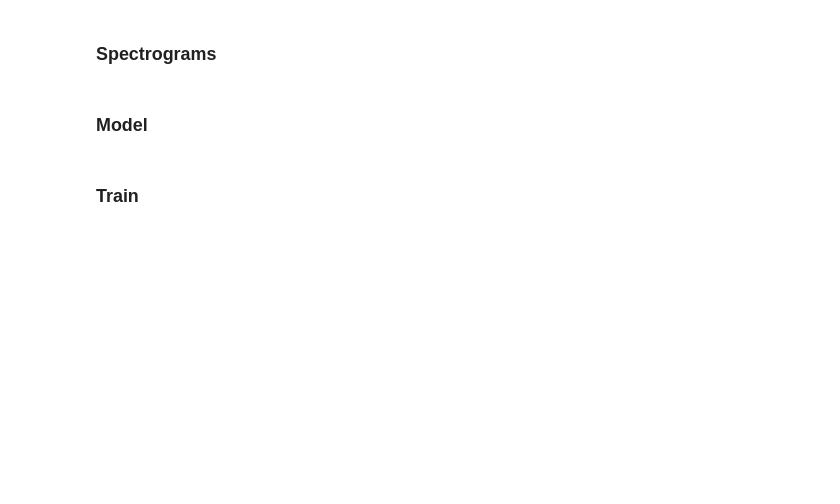
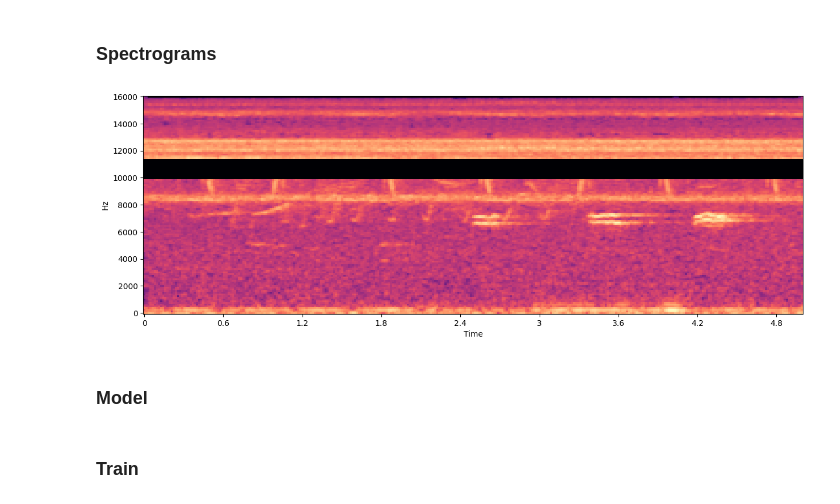
Before and after one commit to TheoViel/kaggle_birdclef2024, a Jupyter notebook: notebooks/Training.ipynb, the cells around one changed output. Drawn from its saved outputs; the diff is of its cells as text; code cells hidden in the pictures; blank space fills up the shorter version.

```diff
--- a/notebooks/Training.ipynb
+++ b/notebooks/Training.ipynb
@@ -80,17 +90,26 @@ params = {
     "normalized": True,
 }
 
-spec_augment_config = {
-    "freq_mask": {
+aug_config = {
+    "specaug_freq": {
         "mask_max_length": 10,
         "mask_max_masks": 3,
         "p": 0.3,
     },
-    "time_mask": {
+    "specaug_time": {
         "mask_max_length": 20,
         "mask_max_masks": 3,
         "p": 0.3,
     },
+    "mixup":
+    {
+        "p_audio": 1,
+        "p_spec": 0,
+        "additive": True,
+        "alpha": 4,
+        "num_classes": 182,
+    }
 }
 # %%
-ft_extractor = FeatureExtractor(params, spec_augment_config=spec_augment_config)
+ft_extractor = FeatureExtractor(params, aug_config=aug_config)
+ft_extractor = ft_extractor.train()
@@ -101,3 +116,15 @@ plot_spectrogram(melspec.numpy(), params)
+# %%
+x, y, w = dataset[np.random.choice(len(dataset))]
+x_, y_, w_ = dataset[np.random.choice(len(dataset))]
+
+x = torch.stack([x, x_])
+y = torch.stack([y, y_])
+# %%
+melspec, y_mix = ft_extractor(x, y)
+# %%
+plot_spectrogram(melspec[0].numpy(), params)
+# %% [output]
+[figure, added]
 # %% [markdown]
 ### Model
 # %%
```
Also changed, not shown: parts of 8 cells of this notebook, 11 other files.
